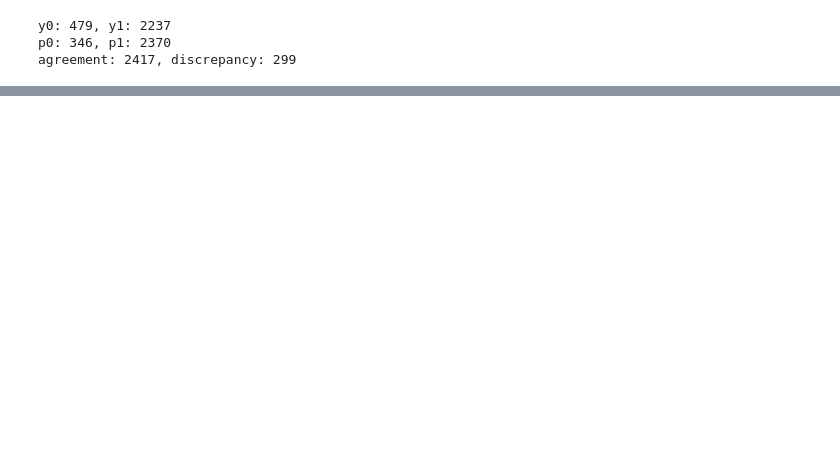
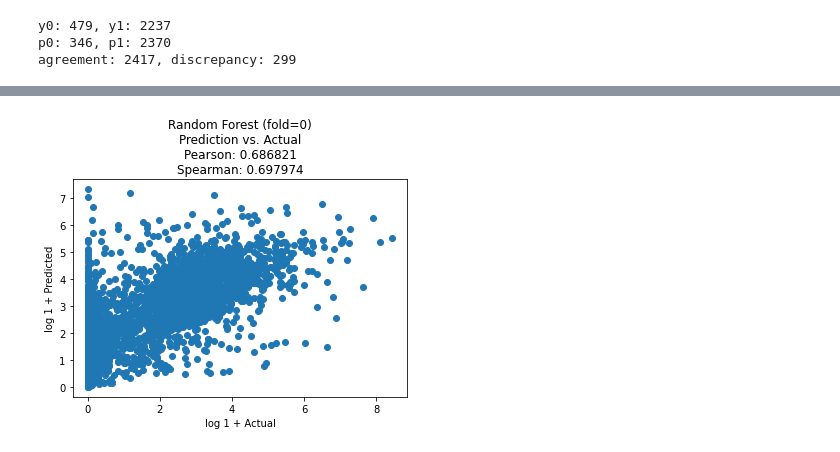
Before and after one commit to asiahpirani/plant_histone_modification, a Jupyter notebook: random_forest_test.ipynb, the cells around one changed output, grey strips where cells are left out. Drawn from its saved outputs; the diff is of its cells as text; code cells hidden in the pictures; blank space fills up the shorter version.

```diff
--- a/random_forest_test.ipynb
+++ b/random_forest_test.ipynb
@@ -195,0 +383,23 @@ agreement: 2417, discrepancy: 299
+# %%
+fold = 0
+
+x_train = leaf_x.loc[train_indices[fold], :]
+y_train = leaf_y.loc[train_indices[fold]]
+
+x_test = leaf_x.loc[test_indices[fold], :]
+y_test = leaf_y.loc[test_indices[fold]]
+
+rfm = RandomForestRegressor(n_estimators=1000)
+rfm = rfm.fit(x_train, y_train)
+predicted = rfm.predict(x_test)
+# %%
+cc = np.corrcoef(np.log(1+y_test), np.log(1+predicted))
+ss = spearmanr(np.log(1+y_test), np.log(1+predicted))
+
+plt.scatter(np.log(1+y_test), np.log(1+predicted))
+plt.xlabel('log 1 + Actual')
+plt.ylabel('log 1 + Predicted')
+plt.title('Random Forest (fold=0)\nPrediction vs. Actual\nPearson: %f\nSpearman: %f' % (cc[0,1], ss.correlation))
+plt.show()
+# %% [output]
+[figure, added]
```
Also changed, not shown: parts of 11 cells of this notebook.
